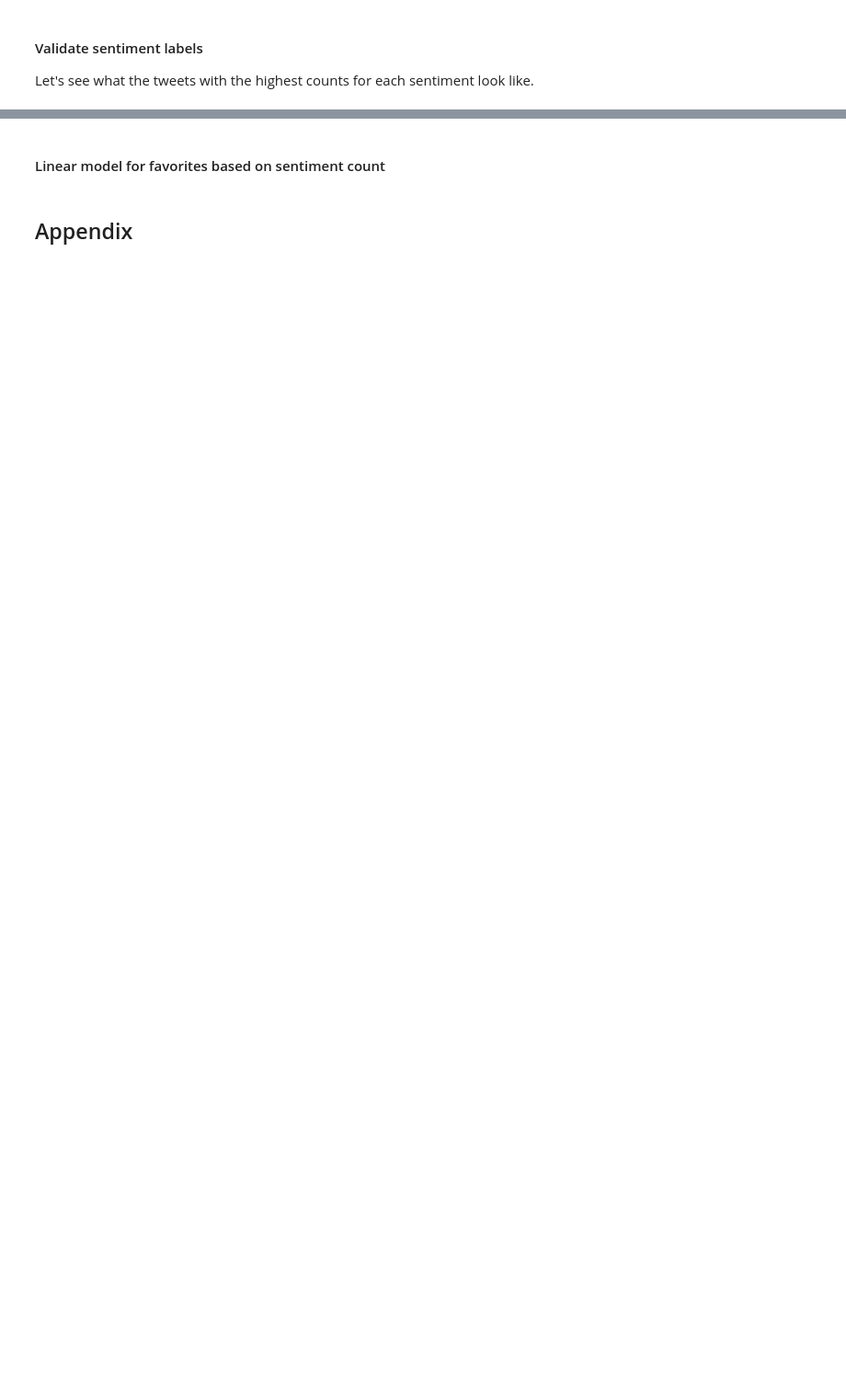
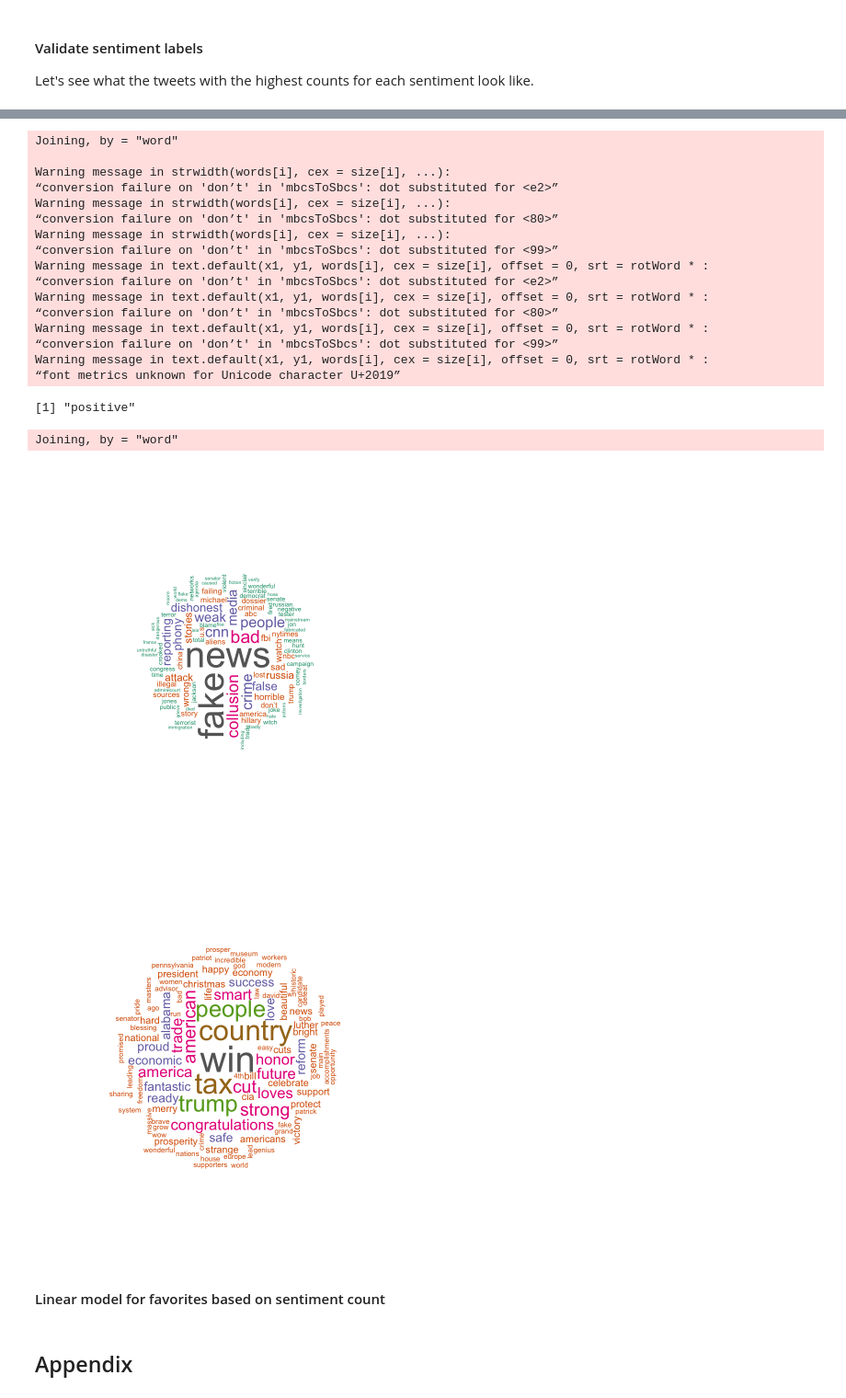
Before and after one commit to MindyChang/text-analysis-workshop, a Jupyter notebook: index.ipynb, the cells around one changed output, grey strips where cells are left out. Shown at 92% size. Cells and saved outputs as stored; diff of their text form; code cells hidden in the pictures; blank space fills up the shorter version.

Commit message:
change to bing sentiment dictionary

```diff
--- a/index.ipynb
+++ b/index.ipynb
@@ -360,3 +439,4 @@ Let's use `nrc`.
 # %%
 # look at the nrc dictionary
-head(get_sentiments("nrc"))
+sentiment_dictionary = "bing"
+head(get_sentiments(sentiment_dictionary))
@@ -366,6 +456,6 @@ We use the `inner_join` function to count the number of words that reflect each
 # %%
 # count the number of sentiment words for each tweet
 trump_tweet_sentiment <- tidy_trump_tweets %>%
-  inner_join(get_sentiments("nrc")) %>%
+  inner_join(get_sentiments(sentiment_dictionary)) %>%
     count(created_at, sentiment)
 head(trump_tweet_sentiment)
@@ -384,7 +495,7 @@ head(trump_sentiment_full)
 Let's see what the tweets with the highest counts for each sentiment look like.
 # %%
 # for each sentiment, print a tweet with the highest count for that sentiment
-sentiments <- as.list(get_sentiments("nrc")
+sentiments <- as.list(get_sentiments(sentiment_dictionary)
                       %>% distinct(sentiment))
 
 high_sentiments <- trump_sentiment_full[FALSE,]
@@ -404,12 +521,11 @@ high_sentiments
 # %%
 # generate word clouds for the top 50 most negative and top 50 most positive tweets
-sentiment_list <- c("negative","positive")
-for (s in sentiment_list)
+for (s in c("negative","positive"))
 {
     print(s)
     top_words <- trump_sentiment_full %>%
         arrange(desc(get(s))) %>%
-        slice(1:100) %>%
+        slice(1:50) %>%
         select(created_at,text) %>%
           unnest_tokens("word", text) %>%
             anti_join(custom_stop_words) %>%
@@ -418,7 +534,8 @@ for (s in sentiment_list)
 
     #plot wordcloud
     set.seed(1234) # for reproducibility
-    wordcloud(words = top_words$word, freq = top_words$n, min.freq = 1,
-              max.words=100, random.order=FALSE, rot.per=0.35,colors=brewer.pal(8, "Dark2"),scale=c(4,1))
+    wordcloud(words = top_words$word, freq = top_words$n, min.freq = 2,
+              max.words=100, random.order=FALSE, rot.per=0.3,colors=brewer.pal(8, "Dark2"),scale=c(4,.2))
 
 }
+# %% [output]
@@ -425,3 +543,23 @@ for (s in sentiment_list)
+Joining, by = "word"
+
+Warning message in strwidth(words[i], cex = size[i], ...):
+“conversion failure on 'don’t' in 'mbcsToSbcs': dot substituted for <e2>”
+Warning message in strwidth(words[i], cex = size[i], ...):
+“conversion failure on 'don’t' in 'mbcsToSbcs': dot substituted for <80>”
+Warning message in strwidth(words[i], cex = size[i], ...):
+“conversion failure on 'don’t' in 'mbcsToSbcs': dot substituted for <99>”
+Warning message in text.default(x1, y1, words[i], cex = size[i], offset = 0, srt = rotWord * :
+“conversion failure on 'don’t' in 'mbcsToSbcs': dot substituted for <e2>”
+Warning message in text.default(x1, y1, words[i], cex = size[i], offset = 0, srt = rotWord * :
+“conversion failure on 'don’t' in 'mbcsToSbcs': dot substituted for <80>”
+Warning message in text.default(x1, y1, words[i], cex = size[i], offset = 0, srt = rotWord * :
+“conversion failure on 'don’t' in 'mbcsToSbcs': dot substituted for <99>”
+Warning message in text.default(x1, y1, words[i], cex = size[i], offset = 0, srt = rotWord * :
+“font metrics unknown for Unicode character U+2019”
+[1] "positive"
+Joining, by = "word"
+[figure, added]
+[figure, added]
 # %% [markdown]
 #### Linear model for favorites based on sentiment count
 # %%
```
Also changed, not shown: parts of 14 cells of this notebook.
